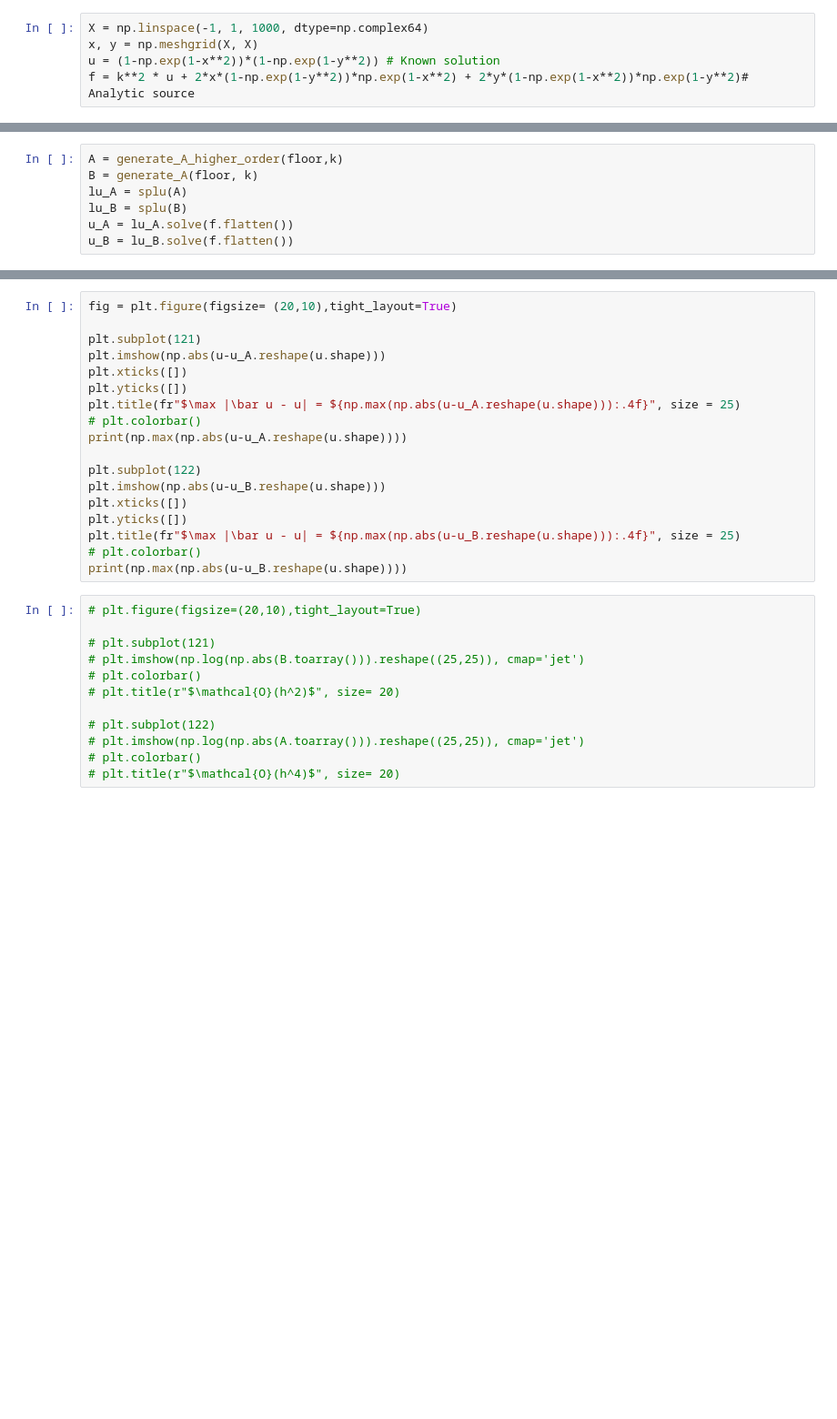
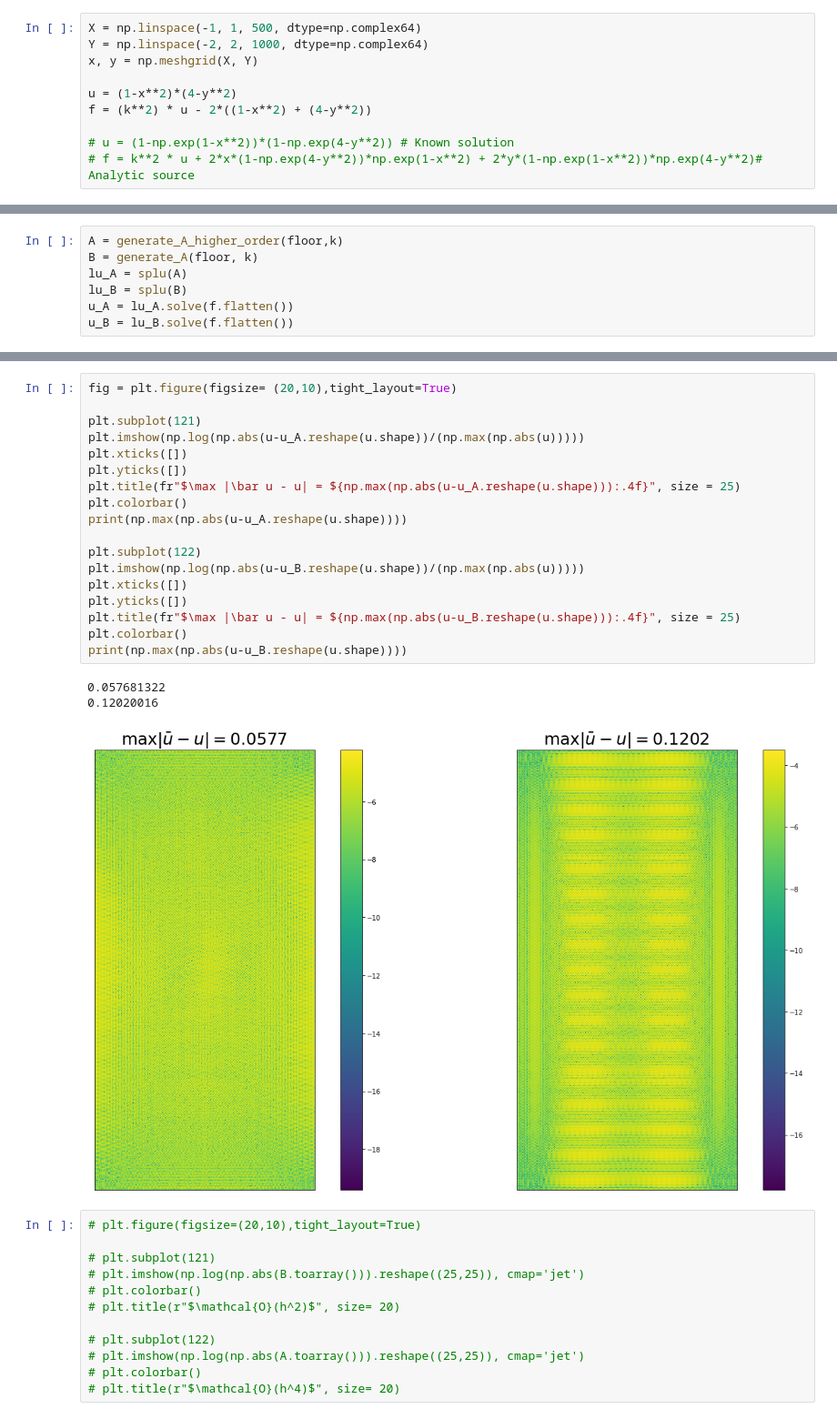
Before and after one commit to kklocker/EiT-WiFi-placer, a Jupyter notebook: analytic_solution_testing.ipynb, the cells around one changed output, grey strips where cells are left out. Shown at 91% size. Saved outputs shown, nothing was run; the diff lists cells and outputs as text; blank space fills up the shorter version.

```diff
--- a/analytic_solution_testing.ipynb
+++ b/analytic_solution_testing.ipynb
@@ -8,10 +8,15 @@ from scipy.sparse.linalg import splu
 wavelength = 0.06  # Wavelength of WiFi in meters: 0.12 for 2.5GHz; 0.06 for 5GHz.
 k = 2 * np.pi / wavelength
 # %%
-X = np.linspace(-1, 1, 1000, dtype=np.complex64)
-x, y = np.meshgrid(X, X)
-u = (1-np.exp(1-x**2))*(1-np.exp(1-y**2)) # Known solution
-f = k**2 * u + 2*x*(1-np.exp(1-y**2))*np.exp(1-x**2) + 2*y*(1-np.exp(1-x**2))*np.exp(1-y**2)# Analytic source
+X = np.linspace(-1, 1, 500, dtype=np.complex64)
+Y = np.linspace(-2, 2, 1000, dtype=np.complex64)
+x, y = np.meshgrid(X, Y)
+
+u = (1-x**2)*(4-y**2)
+f = (k**2) * u - 2*((1-x**2) + (4-y**2))
+
+# u = (1-np.exp(1-x**2))*(1-np.exp(4-y**2)) # Known solution
+# f = k**2 * u + 2*x*(1-np.exp(4-y**2))*np.exp(1-x**2) + 2*y*(1-np.exp(1-x**2))*np.exp(4-y**2)# Analytic source
 # %%
 floor = np.ones_like(f)
 # %%
@@ -43,21 +51,25 @@ plt.yticks([])
 # %%
 fig = plt.figure(figsize= (20,10),tight_layout=True)
 
 plt.subplot(121)
-plt.imshow(np.abs(u-u_A.reshape(u.shape)))
+plt.imshow(np.log(np.abs(u-u_A.reshape(u.shape))/(np.max(np.abs(u)))))
 plt.xticks([])
 plt.yticks([])
 plt.title(fr"$\max |\bar u - u| = ${np.max(np.abs(u-u_A.reshape(u.shape))):.4f}", size = 25)
-# plt.colorbar()
+plt.colorbar()
 print(np.max(np.abs(u-u_A.reshape(u.shape))))
 
 plt.subplot(122)
-plt.imshow(np.abs(u-u_B.reshape(u.shape)))
+plt.imshow(np.log(np.abs(u-u_B.reshape(u.shape))/(np.max(np.abs(u)))))
 plt.xticks([])
 plt.yticks([])
 plt.title(fr"$\max |\bar u - u| = ${np.max(np.abs(u-u_B.reshape(u.shape))):.4f}", size = 25)
-# plt.colorbar()
+plt.colorbar()
 print(np.max(np.abs(u-u_B.reshape(u.shape))))
+# %% [output]
+0.057681322
+0.12020016
+[figure, added]
 # %%
 # plt.figure(figsize=(20,10),tight_layout=True)
 
```
Also changed, not shown: parts of 1 cell of this notebook, 11 other files.
